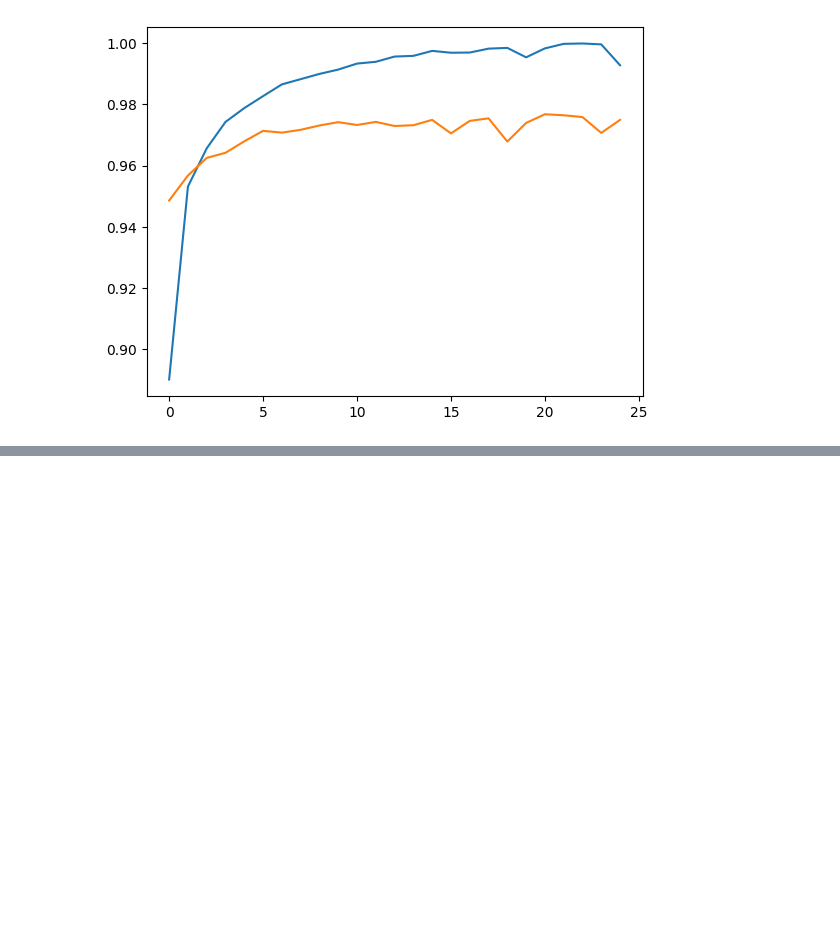
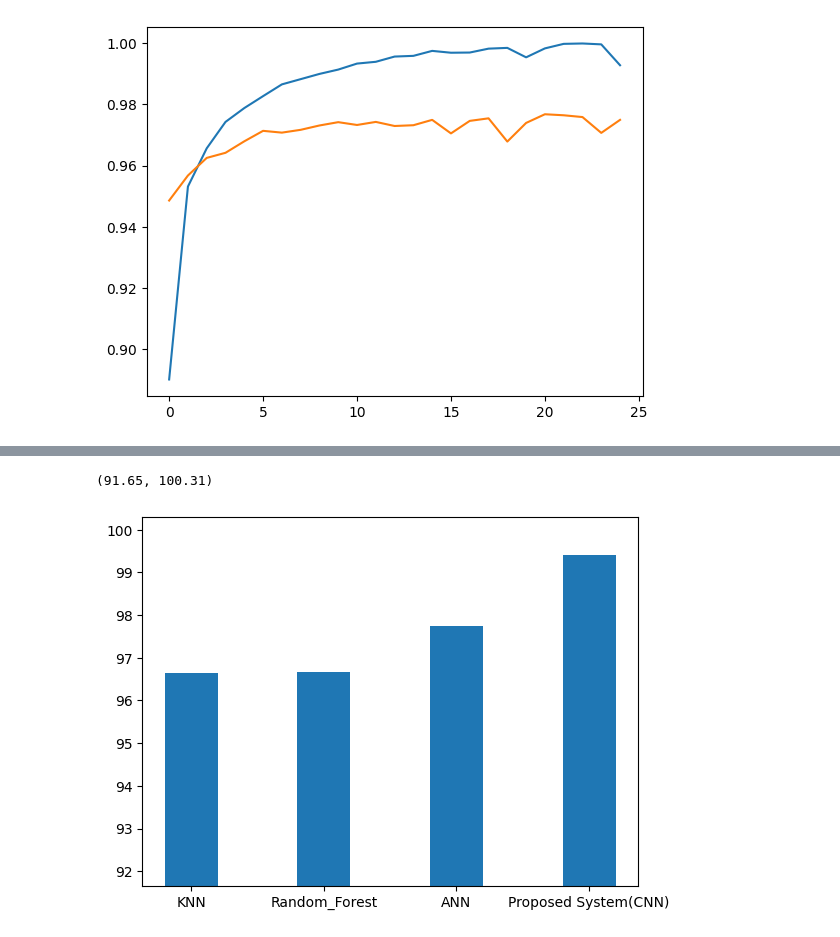
Before and after one commit to bhushanpatil88/data_science, a Jupyter notebook: Deep Learning/DL_MNIST.ipynb, the cells around one changed output, grey strips where cells are left out. Cells and saved outputs as stored; diff of their text form; code cells hidden in the pictures; blank space fills up the shorter version.

```diff
--- a/Deep Learning/DL_MNIST.ipynb
+++ b/Deep Learning/DL_MNIST.ipynb
@@ -287,0 +321,9 @@ plt.plot(history.history['val_accuracy'])
+# %%
+data = {'KNN':96.65,'Random_Forest':96.67,'ANN':97.74,'Proposed System(CNN)':99.41}
+plt.bar(data.keys(),data.values(),width=0.4)
+max_y_lim = max(data.values()) + .9
+min_y_lim = min(data.values())-5
+plt.ylim(min_y_lim, max_y_lim)
+# %% [output]
+(91.65, 100.31)
+[figure, added]
```
Also changed, not shown: parts of 10 cells of this notebook.
